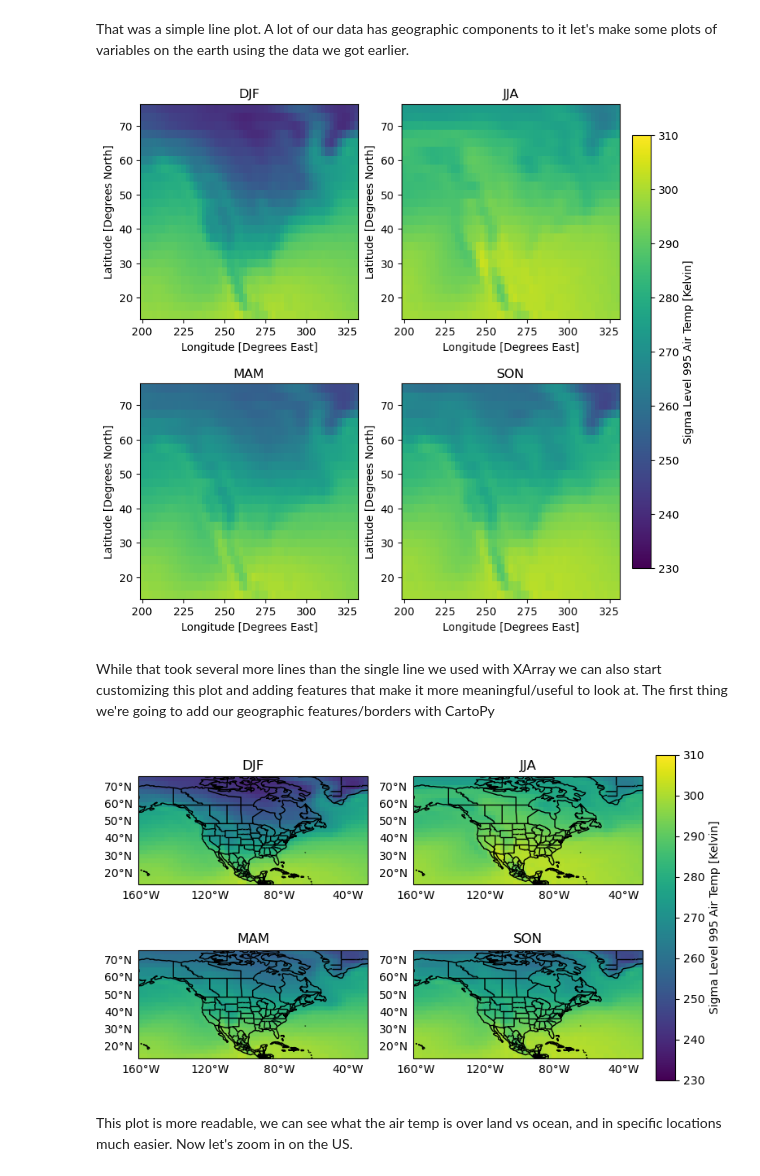
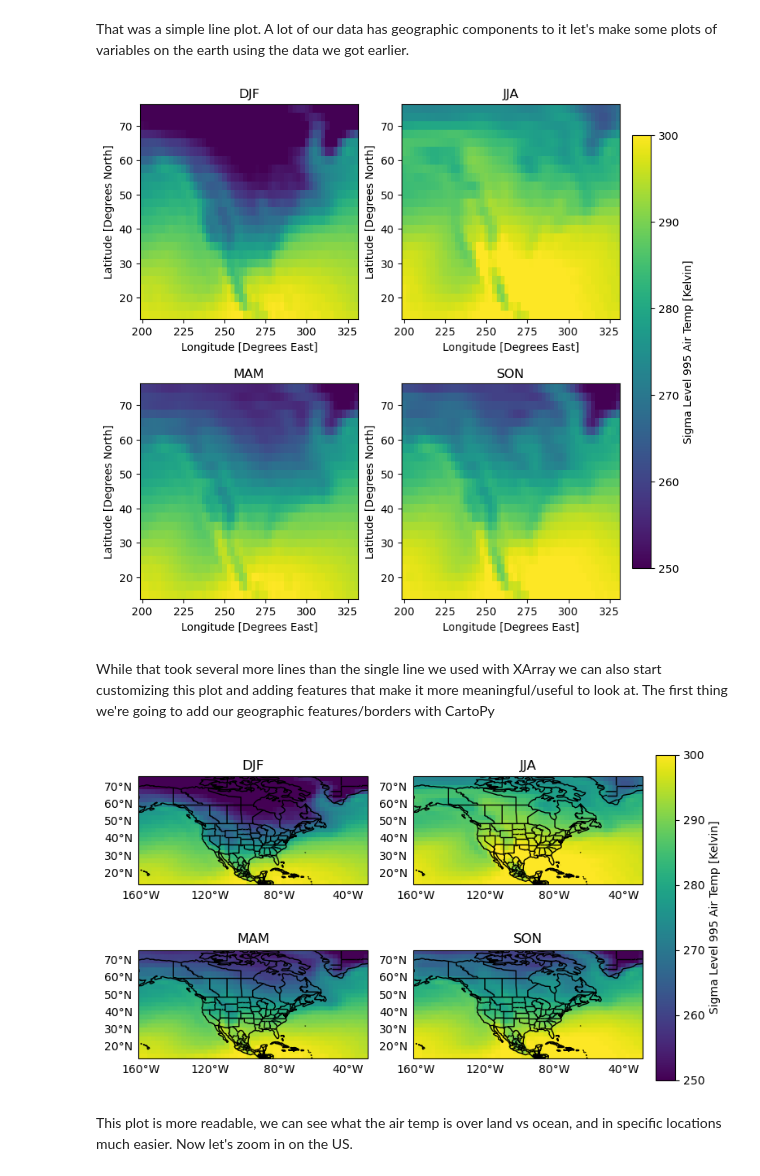
Before and after one commit to JustinRHudson/ATS_Prog_Tutorial, a Jupyter notebook: Workshop_2.ipynb, the cells around one changed output. Cells and saved outputs as stored; diff of their text form; code cells hidden in the pictures.

```diff
--- a/Workshop_2.ipynb
+++ b/Workshop_2.ipynb
@@ -620,38 +620,38 @@ That was a simple line plot. A lot of our data has geographic components to it l
 # This makes the base of our figure as a collection of sub-plots
 fig,ax = plt.subplots(nrows = 2, ncols = 2,figsize = (8,8)) # this makes a 2x2 plot that is 8 inches x 8 inches in size
 # These are various parameters for our plot that we want
-cmin = 230
-cmax = 310
+cmin = 250
+cmax = 300
 
 # These are the actual plots
 pc0 = ax[0,0].pcolormesh(season_mean.lon,season_mean.lat,season_mean.air[0,:,:],vmin = cmin,vmax = cmax)
 pc1 = ax[0,1].pcolormesh(season_mean.lon,season_mean.lat,season_mean.air[1,:,:],vmin = cmin,vmax = cmax)
 pc2 = ax[1,0].pcolormesh(season_mean.lon,season_mean.lat,season_mean.air[2,:,:],vmin = cmin,vmax = cmax)
 pc3 = ax[1,1].pcolormesh(season_mean.lon,season_mean.lat,season_mean.air[3,:,:],vmin = cmin,vmax = cmax)
 
 # This makes a colorbar axis, and adds it to the plot
 cax = fig.add_axes([0.92,0.15,0.03,0.7])
 cbar = plt.colorbar(pc0,cax=cax,label = 'Sigma Level 995 Air Temp [Kelvin]')
 
 # This modifies the spacing of our plots
 plt.subplots_adjust(hspace = 0.3,wspace = 0.2,top = 0.9,bottom = 0.1)
 
 # This adds labels to our various plots, and sets the X/Y ticks
 for row in ax:
     for item in row:
         item.set_xlabel('Longitude [Degrees East]')
         item.set_ylabel('Latitude [Degrees North]')
 
 # Sets the title for the plots
 ax[0,0].set_title('DJF')
 ax[0,1].set_title('JJA')
 ax[1,0].set_title('MAM')
 ax[1,1].set_title('SON')
 
 # Call plt.show() to suppress outputs from the final method call
 plt.show()
 # %% [output]
-[figure, old version]
+[figure, new version]
 # %% [markdown]
 While that took several more lines than the single line we used with XArray we can also start customizing this plot and adding features that make it more meaningful/useful to look at. The first thing we're going to add our geographic features/borders with CartoPy
 # %%
@@ -661,8 +661,8 @@ While that took several more lines than the single line we used with XArray we c
 # This makes the base of our figure as a collection of sub-plots
 fig,ax = plt.subplots(nrows = 2, ncols = 2,figsize = (8,8),subplot_kw={'projection':ccrs.PlateCarree()}) # this makes a 2x2 plot that is 8 inches x 8 inches in size
 # These are various parameters for our plot that we want
-cmin = 230
-cmax = 310
+cmin = 250
+cmax = 300
 
 # These are the actual plots
 pc0 = ax[0,0].pcolormesh(season_mean.lon,season_mean.lat,season_mean.air[0,:,:],vmin = cmin,vmax = cmax)
@@ -704,7 +704,7 @@ ax[1,1].set_title('SON')
 # Call plt.show() to suppress outputs from the final method call
 plt.show()
 # %% [output]
-[figure, old version]
+[figure, new version]
 # %% [markdown]
 This plot is more readable, we can see what the air temp is over land vs ocean, and in specific locations much easier. Now let's zoom in on the US.
 # %%
```
Also changed, not shown: parts of 18 cells of this notebook, 1 other file.
